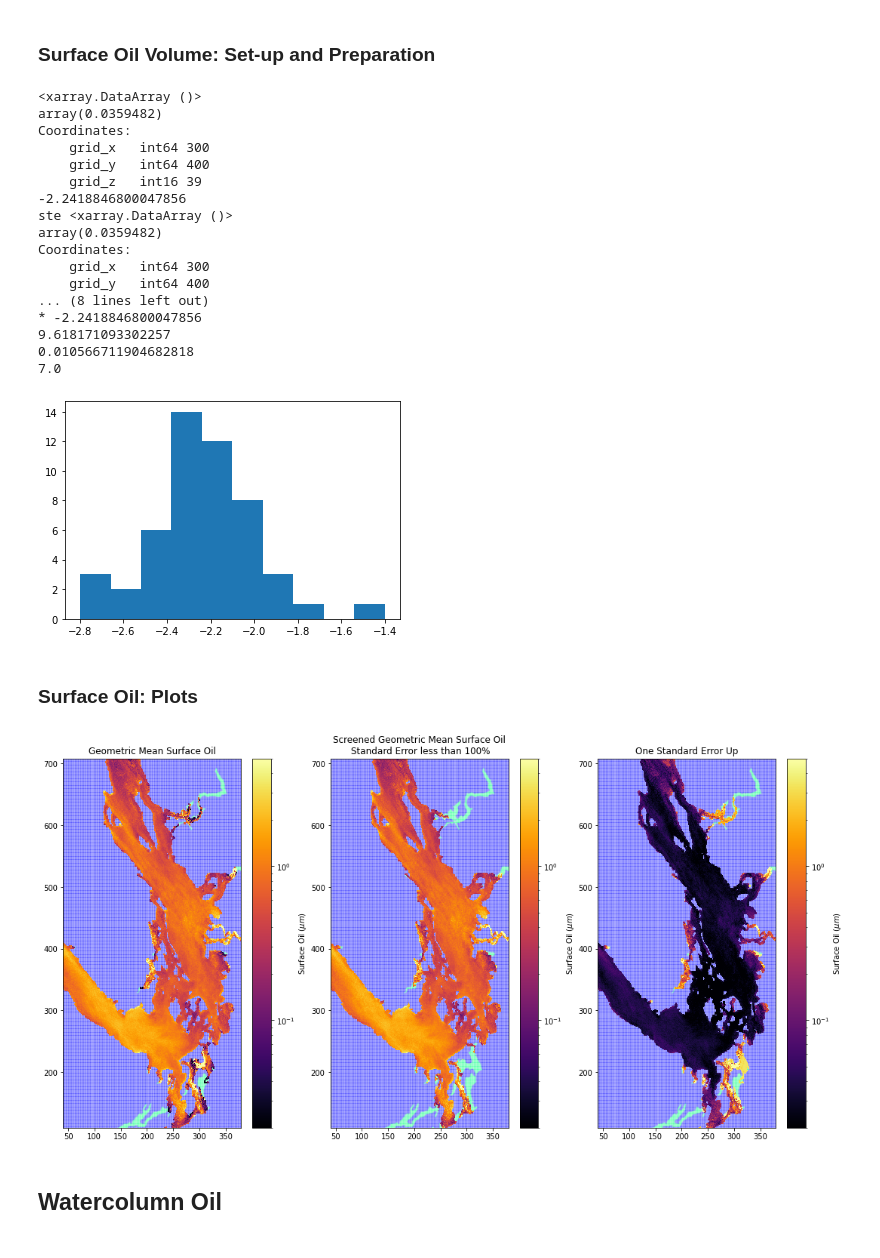
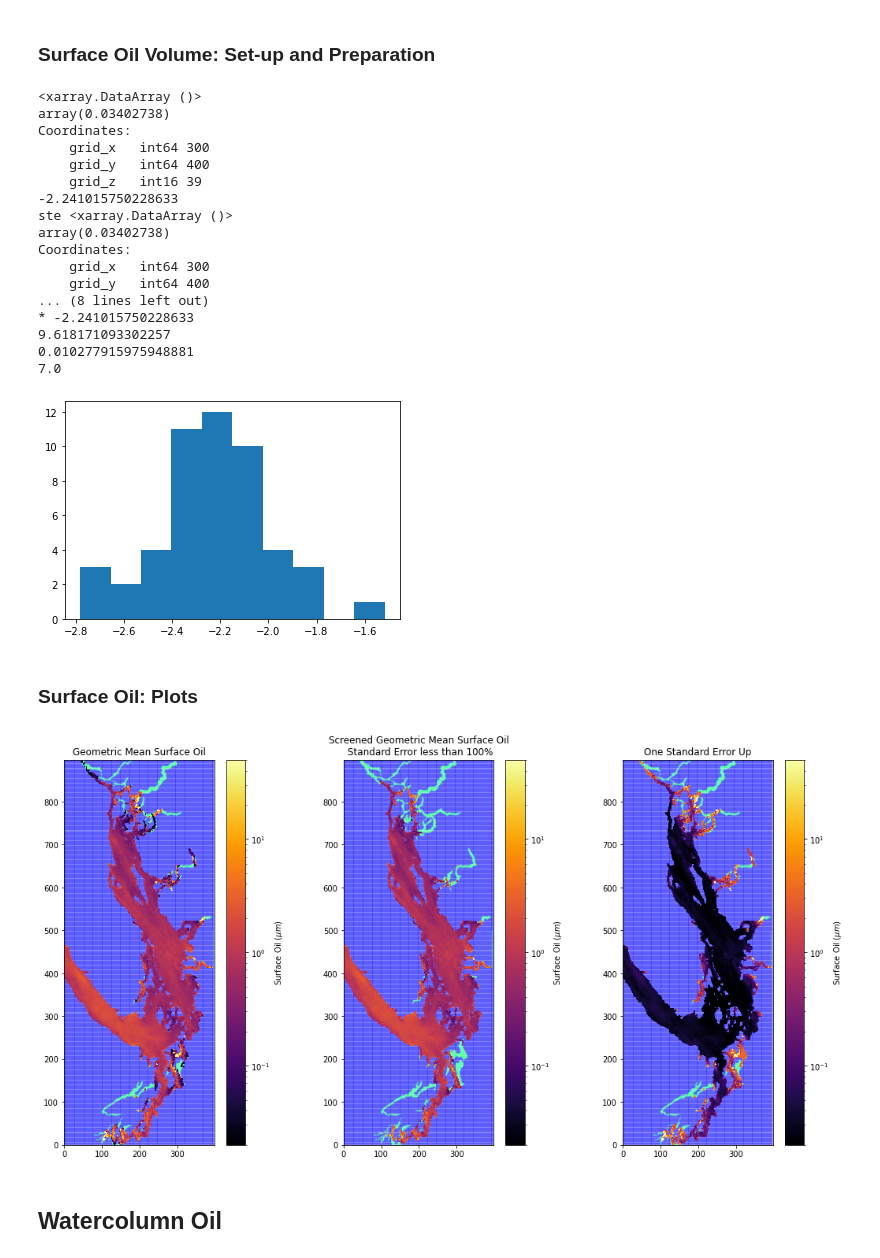
Before and after one commit to MIDOSS/Visualization, a Jupyter notebook: notebooks/Plot_Aggregates_bunker.ipynb, the cells around one changed output. Drawn from its saved outputs; the diff is of its cells as text; code cells hidden in the pictures.

```diff
--- a/notebooks/Plot_Aggregates_bunker.ipynb
+++ b/notebooks/Plot_Aggregates_bunker.ipynb
@@ -11,7 +11,7 @@ import xarray as xr
 
 %matplotlib inline
 # %%
-thefile = '/scratch/allen/MIDOSS/aggregate/thirtysecond_200_bunker.nc'
+thefile = '/scratch/allen/MIDOSS/aggregate/fortyeighth_200_bunker.nc'
 oil = xr.open_dataset(thefile)
 whichspills = "Bunker Spills"
 # %%
@@ -21,9 +21,11 @@ divarea = 1/(mesh.e1t[0, 1:-1, 1:-1] * mesh.e2t[0, 1:-1, 1:-1])
 alength = 1/np.maximum(mesh.e1t[0, 1:-1:, 1:-1], mesh.e2t[0, 1:-1, 1:-1])
 mesh.close()
 # %%
-imin = 110
-jmin, jmax = 40, 380
+imin = 0
+jmin, jmax = 0, 398
 imax = imin + (jmax - jmin)*2/500*440
+imax = 898
+aspect = 500/440
 # %%
 def truncate_colormap(cmap, minval=0.0, maxval=1.0, n=-1):
     if n == -1:
@@ -211,6 +216,7 @@ fig, ax = plt.subplots(1, 1, figsize=(6, 9))
 ax.pcolormesh(tmask[1:, 1:], cmap='winter_r', alpha=0.1)
 ax.set_ylim(imin, imax)
 ax.set_xlim(jmin, jmax)
+ax.set_aspect(aspect)
 
 C = ax.pcolormesh(ma_oil_pres, zorder=2)
 cb = fig.colorbar(C, ax=ax);
@@ -245,6 +251,7 @@ for ax in axs:
     ax.pcolormesh(tmask[1:, 1:], cmap='winter_r', alpha=0.1)
     ax.set_ylim(imin, imax)
     ax.set_xlim(jmin, jmax)
+    ax.set_aspect(aspect)
 
 C = axs[0].pcolormesh(ma_arrival_time, zorder=2, vmin=0, vmax=7, cmap=thermal_r_t)
 cb = fig.colorbar(C, ax=axs[0]);
@@ -292,60 +299,61 @@ print (np.exp(surfoiled.min()))
 print (np.sqrt(49))
 # %% [output]
 <xarray.DataArray ()>
-array(0.0359482)
+array(0.03402738)
 Coordinates:
     grid_x   int64 300
     grid_y   int64 400
     grid_z   int16 39
--2.2418846800047856
+-2.241015750228633
 ste <xarray.DataArray ()>
-array(0.0359482)
+array(0.03402738)
 Coordinates:
     grid_x   int64 300
     grid_y   int64 400
 ... (8 lines left out)
-* -2.2418846800047856
+* -2.241015750228633
 9.618171093302257
-0.010566711904682818
+0.010277915975948881
 7.0
-[figure, old version]
+[figure, new version]
 # %% [markdown]
 ### Surface Oil: Plots
 # %%
 fig, axs = plt.subplots(1, 3, figsize=(18, 9))
 
-vmin, vmax = 0.02, 5
+vmin, vmax = 0.02, 50
 
 for ax in axs:
     ax.pcolormesh(tmask[1:, 1:], cmap='winter_r', alpha=0.1)
     ax.set_ylim(imin, imax)
     ax.set_xlim(jmin, jmax)
+    ax.set_aspect(aspect)
 
 C = axs[0].pcolormesh(
      np.exp(ma_surface_oil) * divarea * 1e6, norm=colors.LogNorm(vmin=vmin, vmax=vmax),
     zorder=2, cmap='inferno'
 )
 cb = fig.colorbar(C, ax=axs[0]);
 cb.set_label('Surface Oil ($\mu m$)')
 axs[0].set_title('Geometric Mean Surface Oil')
 
 C = axs[1].pcolormesh(
      np.exp(surfoiled) * divarea * 1e6,
     zorder=2, norm=colors.LogNorm(vmin=vmin, vmax=vmax), cmap='inferno'
 )
 cb = fig.colorbar(C, ax=axs[1]);
 cb.set_label('Surface Oil ($\mu m$)')
 axs[1].set_title(f'Screened Geometric Mean Surface Oil\n Standard Error less than {perol*100}%')
 
 C = axs[2].pcolormesh(
      (np.exp(ma_surfoil_ste + ma_surface_oil) - np.exp(ma_surface_oil)) * divarea * 1e6, norm=colors.LogNorm(vmin=vmin, vmax=vmax),
     zorder=2, cmap='inferno'
 )
 cb = fig.colorbar(C, ax=axs[2]);
 cb.set_label('Surface Oil ($\mu m$)')
 axs[2].set_title('One Standard Error Up');
 # %% [output]
-[figure, old version]
+[figure, new version]
 # %% [markdown]
 ## Watercolumn Oil
 # %% [markdown]
```
Also changed, not shown: parts of 11 cells of this notebook, 4 other files.
